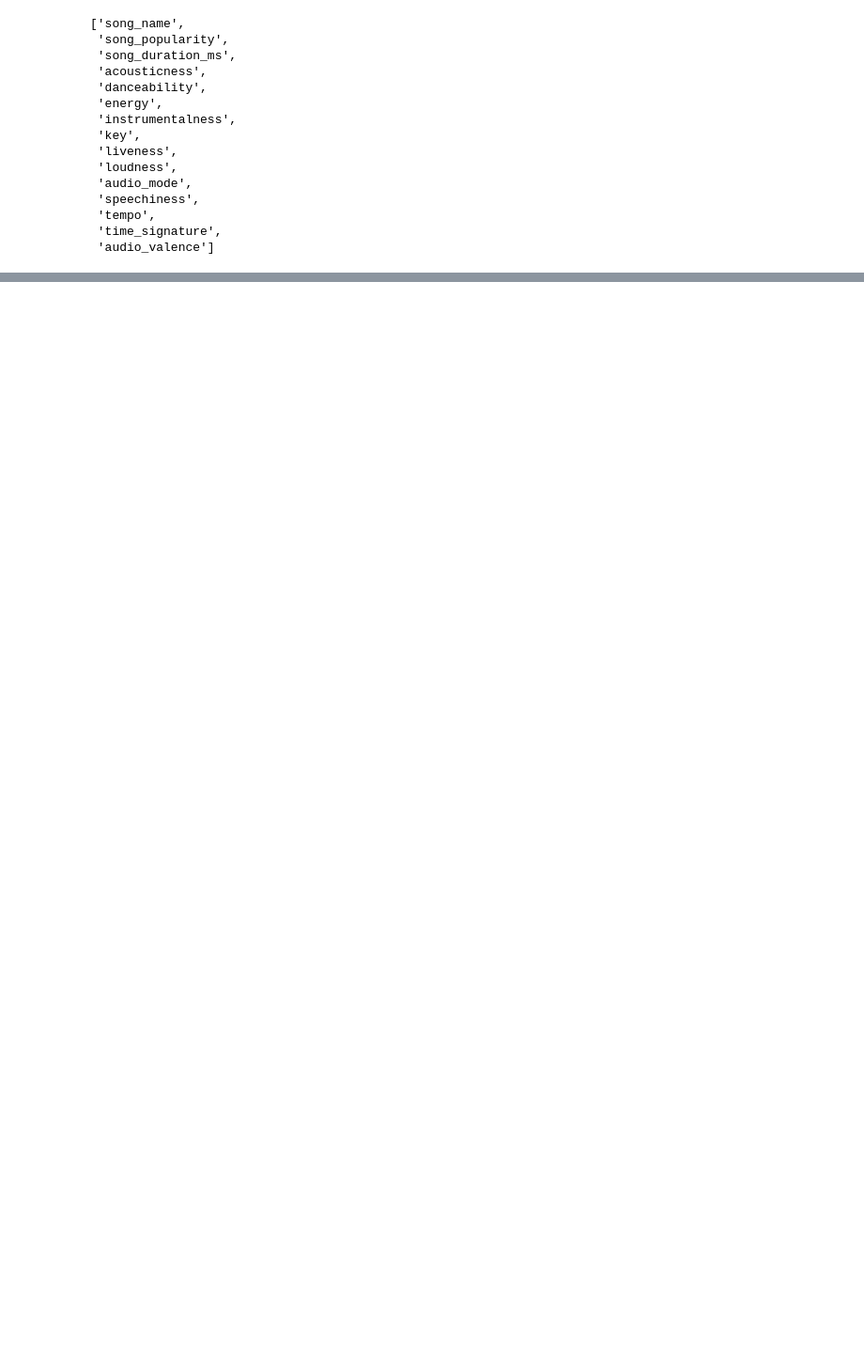
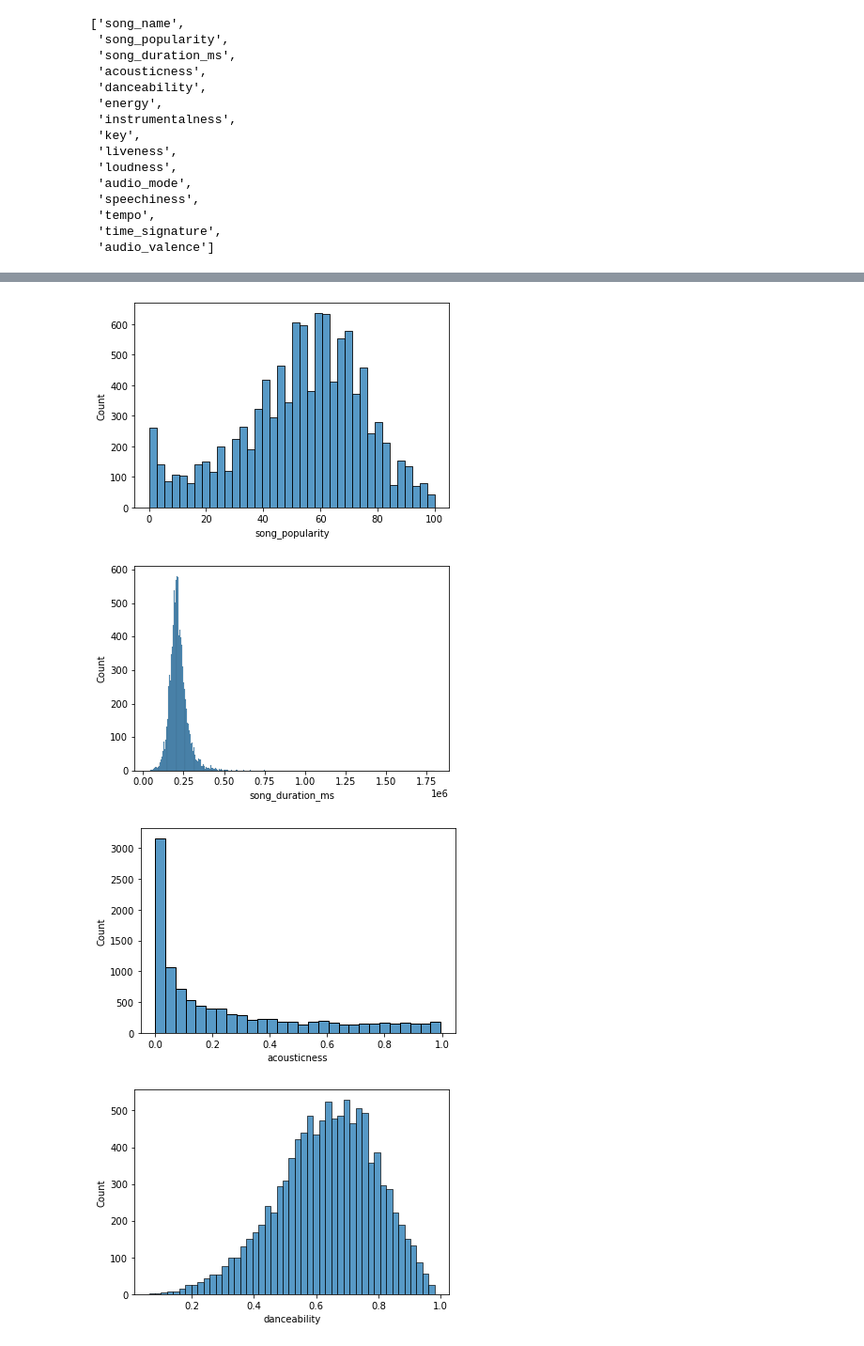
Before and after one commit to Yvette-Ibarra/song_popularity_prediction, a Jupyter notebook: workbook1_song_popularity.ipynb, the cells around one changed output, grey strips where cells are left out. Shown: that part at 94% size. Saved outputs shown, nothing was run; the diff lists cells and outputs as text; code cells hidden in the pictures; blank space fills up the shorter version.

Commit message:
start explore on train

```diff
--- a/workbook1_song_popularity.ipynb
+++ b/workbook1_song_popularity.ipynb
@@ -83,0 +145,2 @@ df.columns.to_list()
+# %%
+train, _, _ = split_data(df)
@@ -83,0 +183,20 @@ df.columns.to_list()
+# %%
+def distribution( df, var):
+    ''' distribution takes in a dataframe and variable and returns a histoplot
+    that  display the distirbution of the variable'''
+    # use histplot
+    sns.histplot(df[var])
+    #show plot
+    plt.show();
+# %%
+columns = train.columns.to_list()
+# %%
+columns.remove('song_name')
+# %%
+for col in columns:
+    distribution(train, col)
+# %% [output]
+[figure, added]
+[figure, added]
+[figure, added]
+[figure, added]
```
Also changed, not shown: parts of 16 cells of this notebook.
